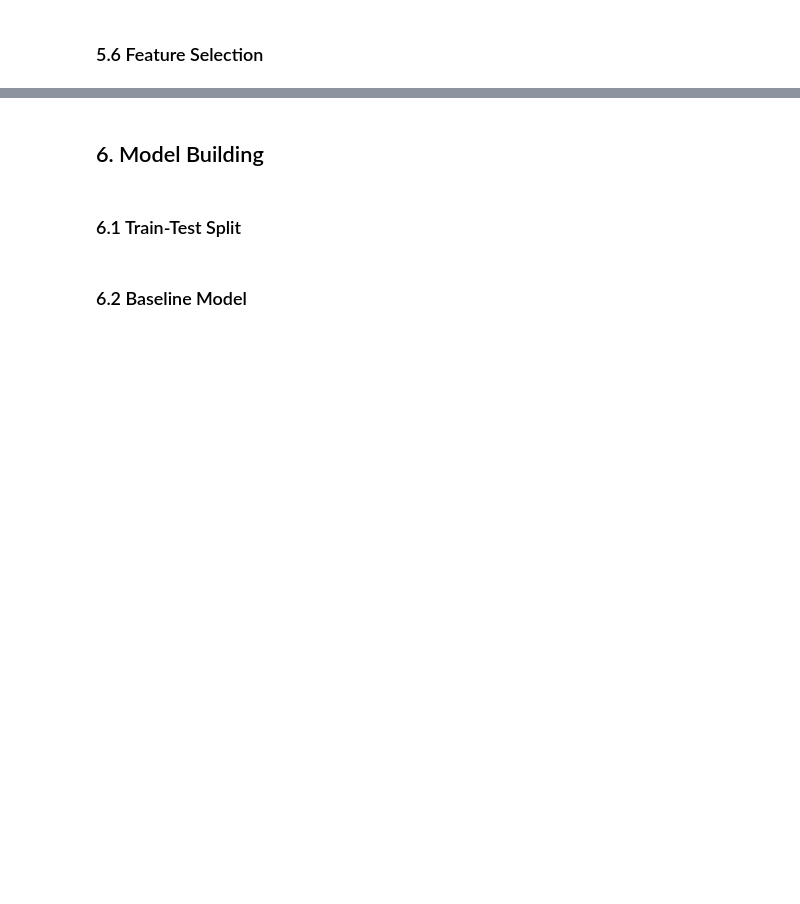
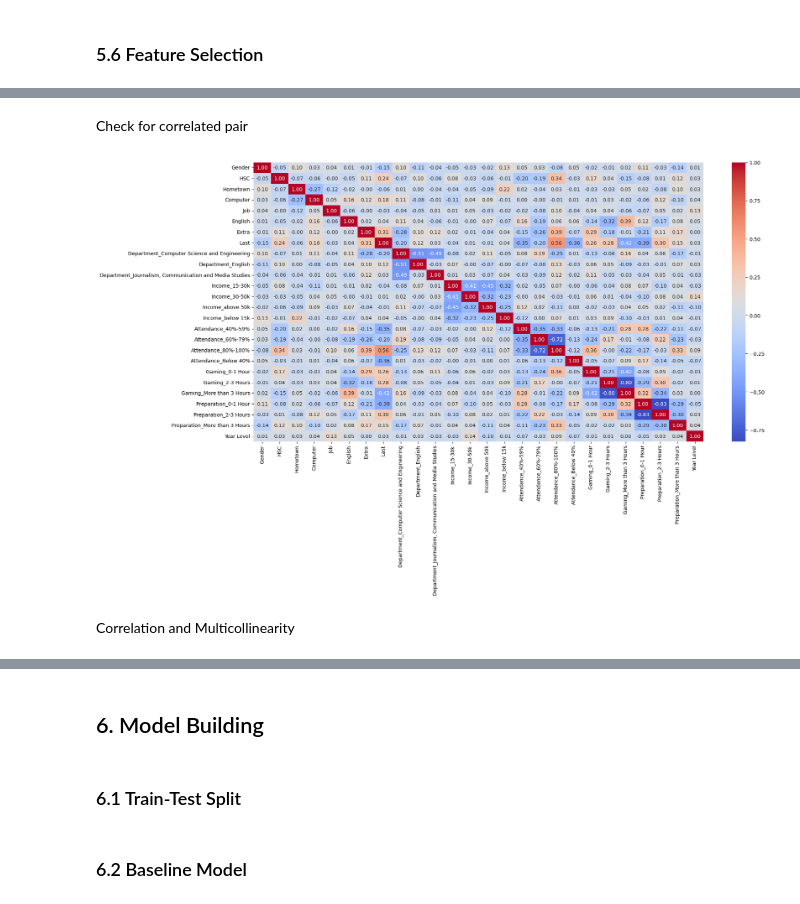
Before and after one commit to I-jidd/Data-Analysis-Machine-Learning, a Jupyter notebook: Student Performance Metrics Dataset/Student-Performance-Metrics-Dataset.ipynb, the cells around one changed output, grey strips where cells are left out. Saved outputs shown, nothing was run; the diff lists cells and outputs as text; code cells hidden in the pictures; blank space fills up the shorter version.

```diff
--- a/Student Performance Metrics Dataset/Student-Performance-Metrics-Dataset.ipynb
+++ b/Student Performance Metrics Dataset/Student-Performance-Metrics-Dataset.ipynb
@@ -427,2 +432,16 @@ df_encoded.head()
 # %% [markdown]
 ### 5.5 Handling Outliers
+# %%
+#this function will help clean outliers using IQR method
+
+def clean_outliers_iqr(data, col):
+    Q1 = data[col].quantile(0.25)
+    Q3 = data[col].quantile(0.75)
+    IQR = Q3 - Q1
+
+    lower_bound = Q1 - 1.5 * IQR
+    upper_bound = Q3 + 1.5 * IQR
+
+    return data[~((data[col] <= lower_bound) | (data[col] >= upper_bound))]
+# %%
+df_clean = clean_outliers_iqr(X,'SSC_log')
@@ -430,0 +456,16 @@ df_encoded.head()
+# %%
+from sklearn.feature_selection import VarianceThreshold
+var_thres = VarianceThreshold(threshold=0.01)
+X_var= var_thres.fit_transform(df_clean)
+kept_cols = X.columns[var_thres.get_support()]
+X = X[kept_cols]
+# %% [markdown]
+Check for correlated pair
+# %%
+plt.figure(figsize=(20,10))
+sns.heatmap(X.corr(), annot=True, fmt='.2f', cmap='coolwarm')
+plt.show()
+# %% [output]
+[figure, added]
+# %% [markdown]
+Correlation and Multicollinearity
```
Also changed, not shown: parts of 13 cells of this notebook.
